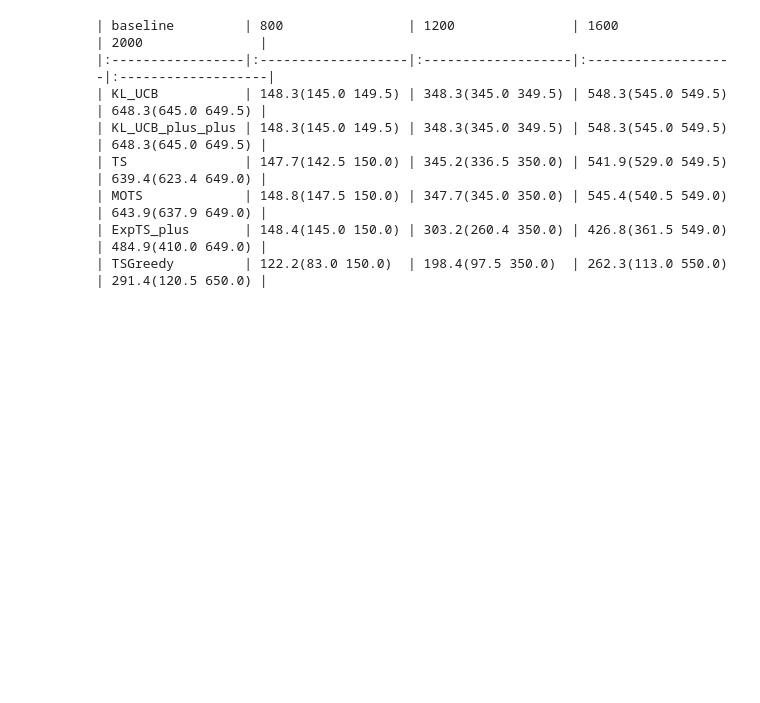
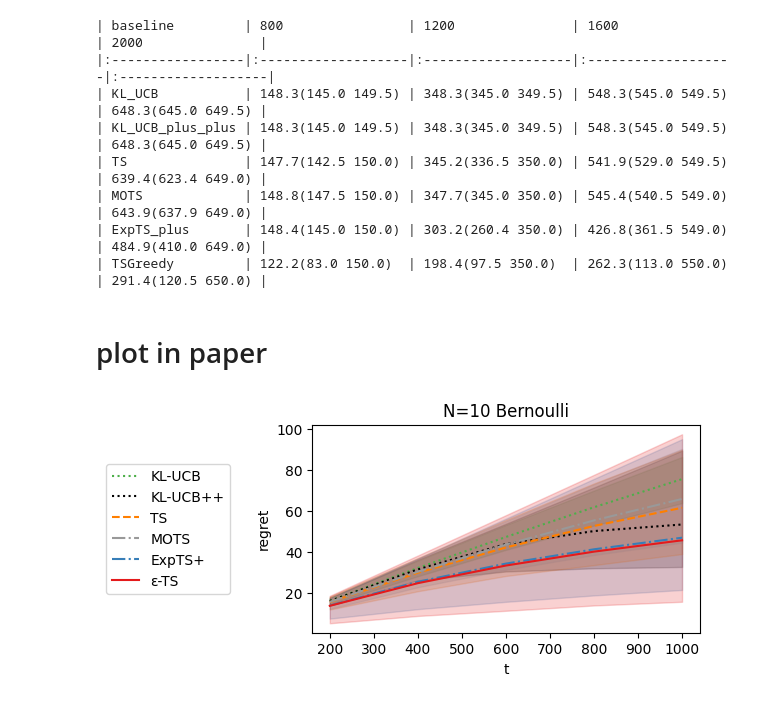
Before and after one commit to xianglinyang/TS, a Jupyter notebook: rebuttal_plot.ipynb, the cells around one changed output. Drawn from its saved outputs; the diff is of its cells as text; code cells hidden in the pictures; blank space fills up the shorter version.

Commit message:
new plot

```diff
--- a/rebuttal_plot.ipynb
+++ b/rebuttal_plot.ipynb
@@ -110,3 +112,5 @@ print(df_tmp.to_markdown(index=False))
 | MOTS             | 148.8(147.5 150.0) | 347.7(345.0 350.0) | 545.4(540.5 549.0) | 643.9(637.9 649.0) |
 | ExpTS_plus       | 148.4(145.0 150.0) | 303.2(260.4 350.0) | 426.8(361.5 549.0) | 484.9(410.0 649.0) |
 | TSGreedy         | 122.2(83.0 150.0)  | 198.4(97.5 350.0)  | 262.3(113.0 550.0) | 291.4(120.5 650.0) |
+# %% [markdown]
+# plot in paper
@@ -112,0 +145,48 @@ print(df_tmp.to_markdown(index=False))
+# %%
+PERIOD = 200
+BASELINES = ["KL_UCB",  "KL_UCB_plus_plus","TS", "MOTS", "ExpTS_plus", "TSGreedy"]
+record_time = np.zeros(int(T/PERIOD))
+for t in range(1, T+1):
+    if t % PERIOD == 0:
+        record_time[int(t/PERIOD)-1] = t
+PROBS_fn = lambda n: 1/n
+PROBS = {
+    "TS": 1.0,
+    "TSGreedy": PROBS_fn(N),
+    "MOTS": 1.0,
+    "KL_UCB": 1.0,
+    "KL_UCB_plus_plus": 1.0,
+    "ExpTS": 1.0,
+    "ExpTS_plus": PROBS_fn(N)
+
+}
+# %%
+# Note that even in the OO-style, we use `.pyplot.figure` to create the Figure.
+fig, ax = plt.subplots(figsize=(5, 2.7))
+for BASELINE in BASELINES:
+    if BASELINE == "MOTS":
+        if DISTRIBUTION in ["Gamma", "Poisson"]:
+            continue
+    PROB = PROBS[BASELINE]
+    REPEAT = REPEAT_T[BASELINE][1]
+    data = load_avg(BASELINE, N, DISTRIBUTION, PROB,T, REPEAT)
+    percentile_5 = np.percentile(data, 5, axis=0)
+    percentile_95 = np.percentile(data, 95, axis=0)
+    means = data.mean(axis=0)
+
+    ax.plot(record_time, means, label="{}".format(NAME_IN_PLOT[BASELINE]), color=colormap[BASELINE], linestyle=linestyles[BASELINE])
+
+    ax.fill_between(record_time, percentile_5, percentile_95, color=colormap[BASELINE], alpha=0.2)
+
+
+ax.set_xlabel('t')  # Add an x-label to the axes.
+ax.set_ylabel('regret')  # Add a y-label to the axes.
+ax.set_title(f'N={N} {DISTRIBUTION}')  # Add a title to the axes.
+ax.legend(loc="center left",ncol=1, bbox_to_anchor=(-0.55, 0.5), bbox_transform=ax.transAxes)  # Add a legend.
+plt.savefig("rebuttal_plot_results/{}_{}.pdf".format(N, DISTRIBUTION),
+    dpi=300,
+    bbox_inches="tight",
+    pad_inches=0.0,
+    )
+# %% [output]
+[figure, added]
```
Also changed, not shown: parts of 7 cells of this notebook.
